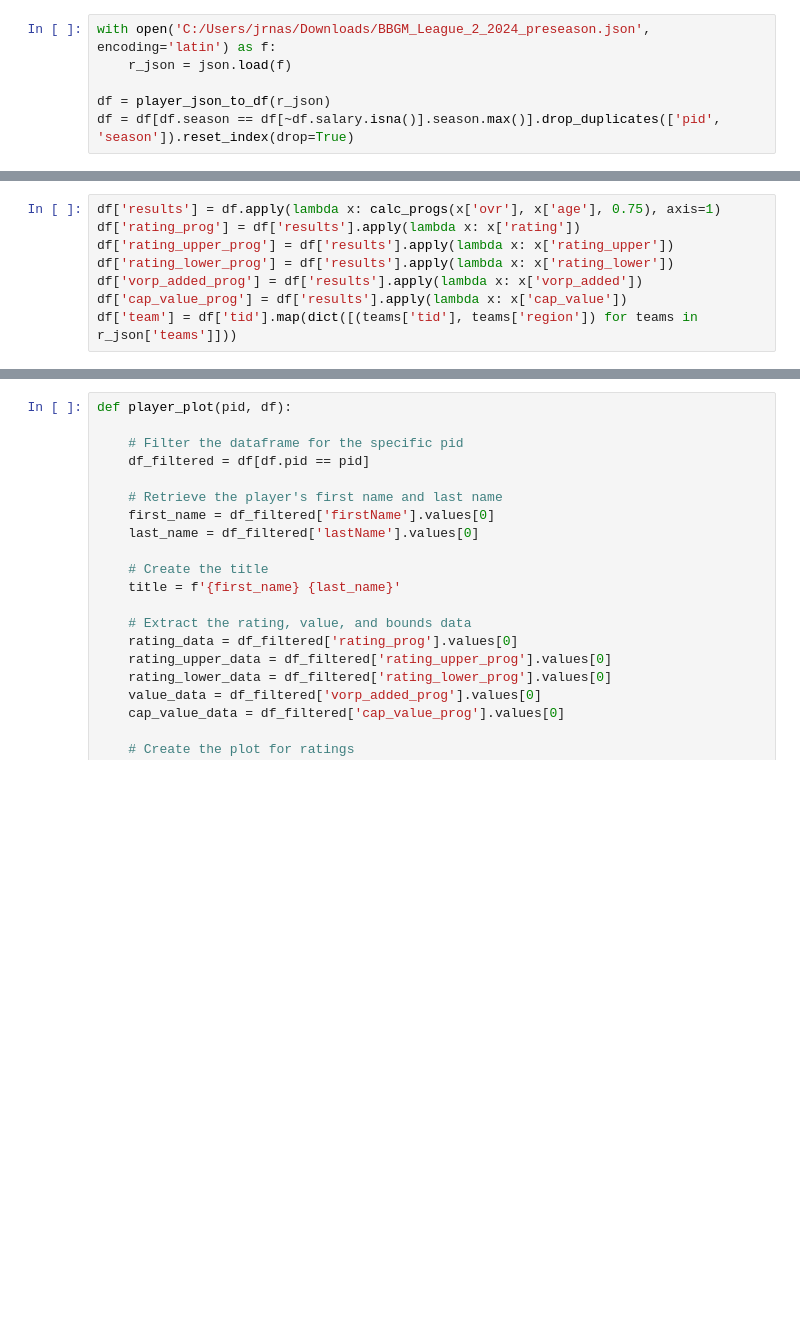
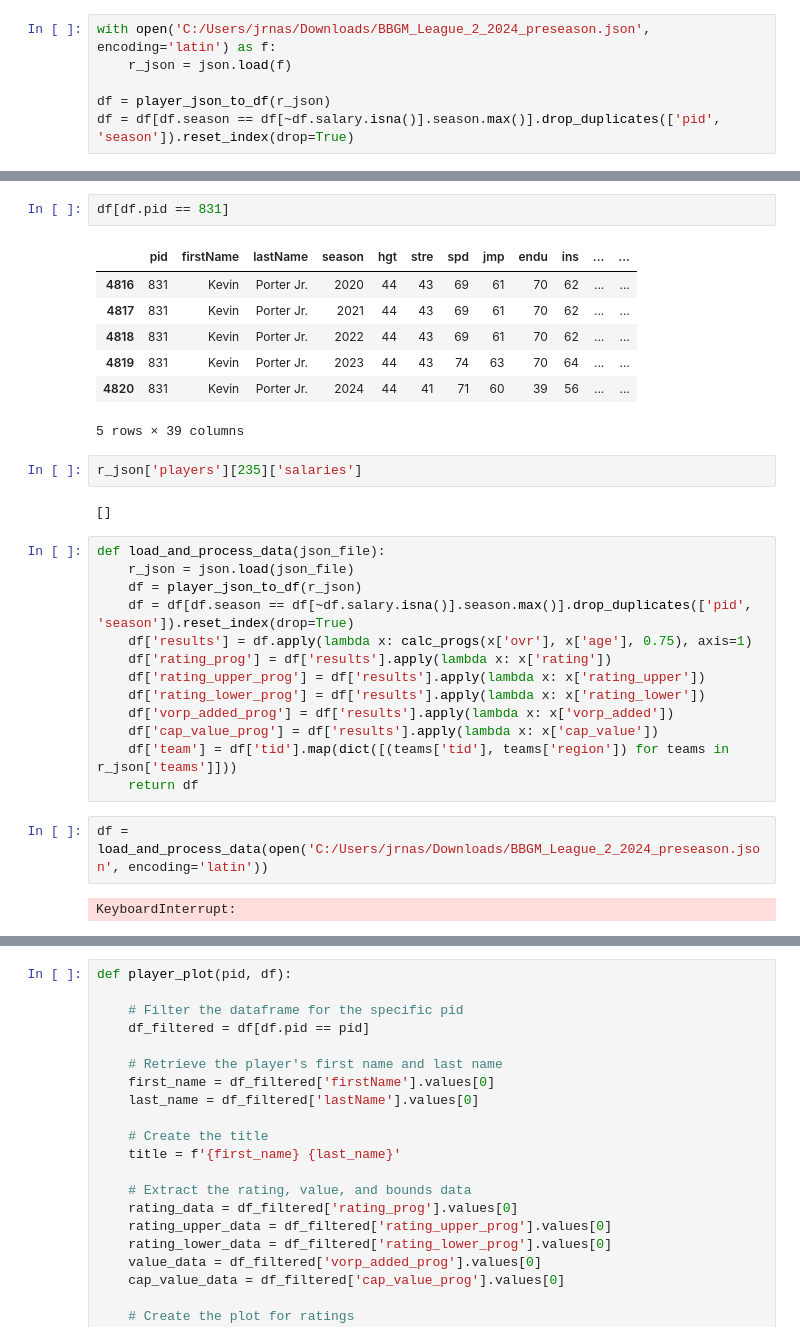
Before and after one commit to jrnastase410/streamlit-bbgm-basketball, a Jupyter notebook: prod_nbs/player_viz.ipynb, the cells around one changed output, grey strips where cells are left out. Saved outputs shown, nothing was run; the diff lists cells and outputs as text; blank space fills up the shorter version.

```diff
--- a/prod_nbs/player_viz.ipynb
+++ b/prod_nbs/player_viz.ipynb
@@ -12,8 +62,31 @@ df = df[df.season == df[~df.salary.isna()].season.max()].drop_duplicates(['pid',
+# %%
+df[df.pid == 831]
+# %% [output]
+|  | pid | firstName | lastName | season | hgt | stre | spd | jmp | endu | ins | ... | ... |
+| 4816 | 831 | Kevin | Porter Jr. | 2020 | 44 | 43 | 69 | 61 | 70 | 62 | ... | ... |
+| 4817 | 831 | Kevin | Porter Jr. | 2021 | 44 | 43 | 69 | 61 | 70 | 62 | ... | ... |
+| 4818 | 831 | Kevin | Porter Jr. | 2022 | 44 | 43 | 69 | 61 | 70 | 62 | ... | ... |
+| 4819 | 831 | Kevin | Porter Jr. | 2023 | 44 | 43 | 74 | 63 | 70 | 64 | ... | ... |
+| 4820 | 831 | Kevin | Porter Jr. | 2024 | 44 | 41 | 71 | 60 | 39 | 56 | ... | ... |
+5 rows × 39 columns
+# %%
+r_json['players'][235]['salaries']
+# %% [output]
+[]
 # %%
-df['results'] = df.apply(lambda x: calc_progs(x['ovr'], x['age'], 0.75), axis=1)
-df['rating_prog'] = df['results'].apply(lambda x: x['rating'])
-df['rating_upper_prog'] = df['results'].apply(lambda x: x['rating_upper'])
-df['rating_lower_prog'] = df['results'].apply(lambda x: x['rating_lower'])
-df['vorp_added_prog'] = df['results'].apply(lambda x: x['vorp_added'])
-df['cap_value_prog'] = df['results'].apply(lambda x: x['cap_value'])
-df['team'] = df['tid'].map(dict([(teams['tid'], teams['region']) for teams in r_json['teams']]))
+def load_and_process_data(json_file):
+    r_json = json.load(json_file)
+    df = player_json_to_df(r_json)
+    df = df[df.season == df[~df.salary.isna()].season.max()].drop_duplicates(['pid', 'season']).reset_index(drop=True)
+    df['results'] = df.apply(lambda x: calc_progs(x['ovr'], x['age'], 0.75), axis=1)
+    df['rating_prog'] = df['results'].apply(lambda x: x['rating'])
+    df['rating_upper_prog'] = df['results'].apply(lambda x: x['rating_upper'])
+    df['rating_lower_prog'] = df['results'].apply(lambda x: x['rating_lower'])
+    df['vorp_added_prog'] = df['results'].apply(lambda x: x['vorp_added'])
+    df['cap_value_prog'] = df['results'].apply(lambda x: x['cap_value'])
+    df['team'] = df['tid'].map(dict([(teams['tid'], teams['region']) for teams in r_json['teams']]))
+    return df
+# %%
+df = load_and_process_data(open('C:/Users/jrnas/Downloads/BBGM_League_2_2024_preseason.json', encoding='latin'))
+# %% [output]
+KeyboardInterrupt:
```
Also changed, not shown: parts of 8 cells of this notebook, 4 other files.
